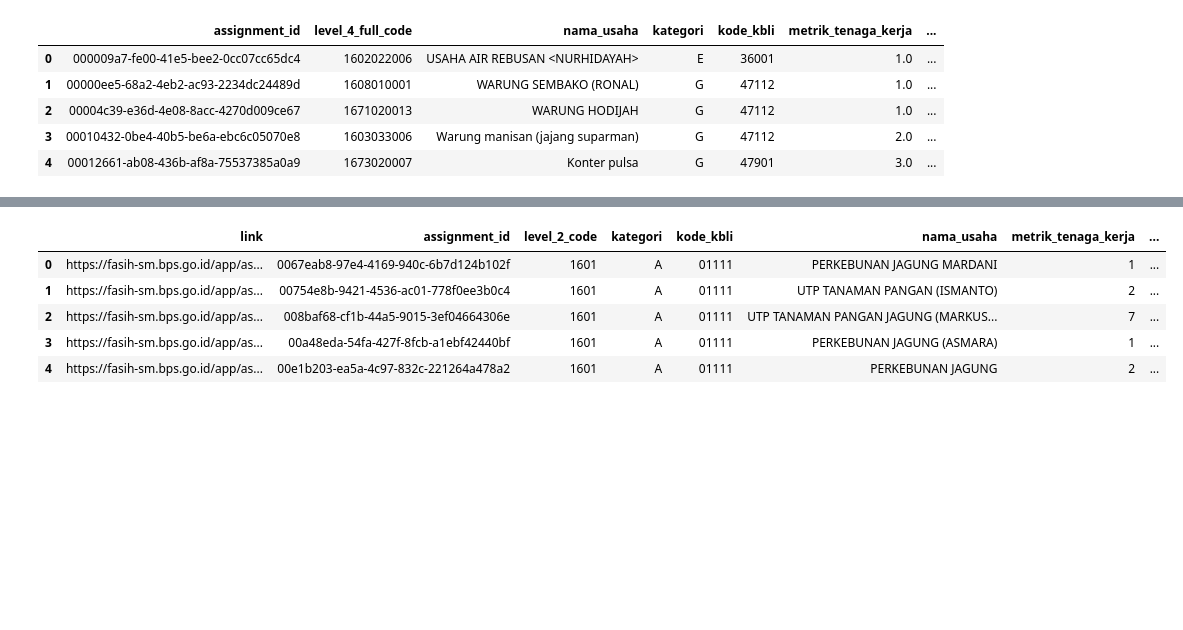
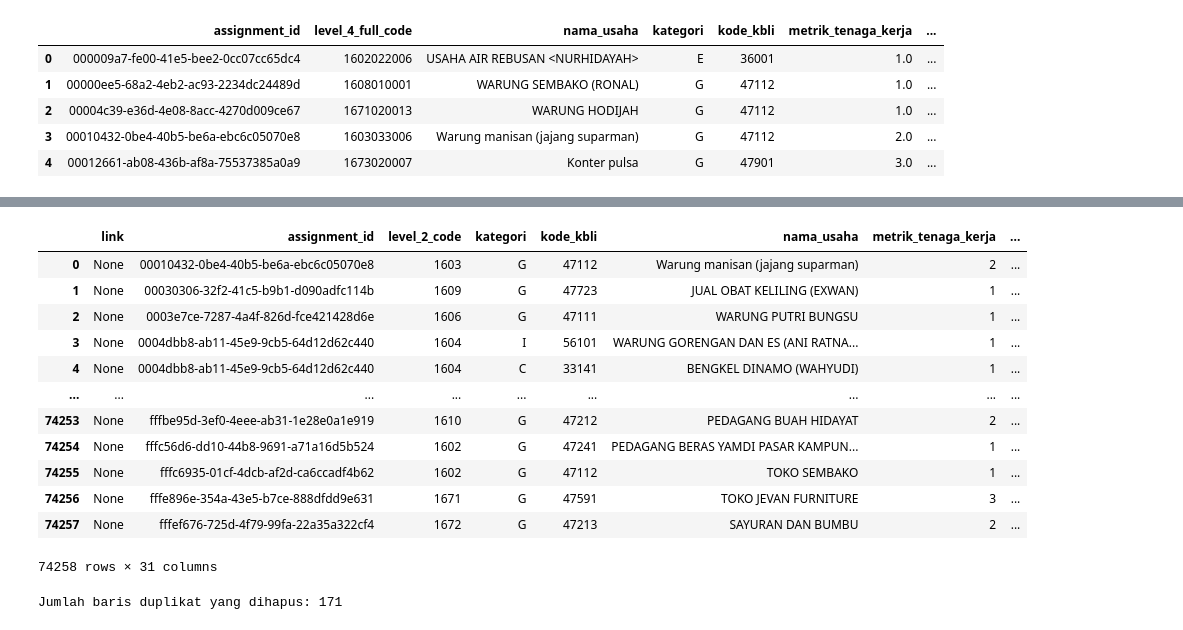
Before and after one commit to irfansbom/Sensus-Ekonomi, a Jupyter notebook: cleaning_data/3 Oktober 2026/Mikro/RantabDBNAS/merge_flag3_ke_db.ipynb, the cells around one changed output, grey strips where cells are left out. Cells and saved outputs as stored; diff of their text form; code cells hidden in the pictures; blank space fills up the shorter version.

```diff
--- a/cleaning_data/3 Oktober 2026/Mikro/RantabDBNAS/merge_flag3_ke_db.ipynb
+++ b/cleaning_data/3 Oktober 2026/Mikro/RantabDBNAS/merge_flag3_ke_db.ipynb
@@ -260,13 +247,49 @@ Key duplikat di DB (flag=1): 160
 # %%
 # Head DB (koneksi sendiri, bisa dijalankan kapan saja)
 pd.set_option("display.max_columns", None)
 with sqlite3.connect(DB_PATH) as c:
-    df_db = pd.read_sql(f'SELECT * FROM "{TABEL}" LIMIT 5', c)
+    df_db = pd.read_sql(f'SELECT * FROM "{TABEL}" WHERE link IS NULL', c)
 display(df_db)
 # %% [output]
 |  | link | assignment_id | level_2_code | kategori | kode_kbli | nama_usaha | metrik_tenaga_kerja | ... |
-| 0 | https://fasih-sm.bps.go.id/app/as... | 0067eab8-97e4-4169-940c-6b7d124b102f | 1601 | A | 01111 | PERKEBUNAN JAGUNG MARDANI | 1 | ... |
-| 1 | https://fasih-sm.bps.go.id/app/as... | 00754e8b-9421-4536-ac01-778f0ee3b0c4 | 1601 | A | 01111 | UTP TANAMAN PANGAN (ISMANTO) | 2 | ... |
-| 2 | https://fasih-sm.bps.go.id/app/as... | 008baf68-cf1b-44a5-9015-3ef04664306e | 1601 | A | 01111 | UTP TANAMAN PANGAN JAGUNG (MARKUS... | 7 | ... |
-| 3 | https://fasih-sm.bps.go.id/app/as... | 00a48eda-54fa-427f-8fcb-a1ebf42440bf | 1601 | A | 01111 | PERKEBUNAN JAGUNG (ASMARA) | 1 | ... |
-| 4 | https://fasih-sm.bps.go.id/app/as... | 00e1b203-ea5a-4c97-832c-221264a478a2 | 1601 | A | 01111 | PERKEBUNAN JAGUNG | 2 | ... |
+| 0 | None | 00010432-0be4-40b5-be6a-ebc6c05070e8 | 1603 | G | 47112 | Warung manisan (jajang suparman) | 2 | ... |
+| 1 | None | 00030306-32f2-41c5-b9b1-d090adfc114b | 1609 | G | 47723 | JUAL OBAT KELILING (EXWAN) | 1 | ... |
+| 2 | None | 0003e7ce-7287-4a4f-826d-fce421428d6e | 1606 | G | 47111 | WARUNG PUTRI BUNGSU | 1 | ... |
+| 3 | None | 0004dbb8-ab11-45e9-9cb5-64d12d62c440 | 1604 | I | 56101 | WARUNG GORENGAN DAN ES (ANI RATNA... | 1 | ... |
+| 4 | None | 0004dbb8-ab11-45e9-9cb5-64d12d62c440 | 1604 | C | 33141 | BENGKEL DINAMO (WAHYUDI) | 1 | ... |
+| ... | ... | ... | ... | ... | ... | ... | ... | ... |
+| 74253 | None | fffbe95d-3ef0-4eee-ab31-1e28e0a1e919 | 1610 | G | 47212 | PEDAGANG BUAH HIDAYAT | 2 | ... |
+| 74254 | None | fffc56d6-dd10-44b8-9691-a71a16d5b524 | 1602 | G | 47241 | PEDAGANG BERAS YAMDI PASAR KAMPUN... | 1 | ... |
+| 74255 | None | fffc6935-01cf-4dcb-af2d-ca6ccadf4b62 | 1602 | G | 47112 | TOKO SEMBAKO | 1 | ... |
+| 74256 | None | fffe896e-354a-43e5-b7ce-888dfdd9e631 | 1671 | G | 47591 | TOKO JEVAN FURNITURE | 3 | ... |
+| 74257 | None | fffef676-725d-4f79-99fa-22a35a322cf4 | 1672 | G | 47213 | SAYURAN DAN BUMBU | 2 | ... |
+74258 rows × 31 columns
+# %%
+with sqlite3.connect(DB_PATH) as c:
+    c.execute("BEGIN")
+
+    query = f"""
+        DELETE FROM "{TABEL}"
+        WHERE rowid IN (
+            SELECT rowid
+            FROM (
+                SELECT
+                    rowid,
+                    ROW_NUMBER() OVER (
+                        PARTITION BY "{KEYS[0]}", "{KEYS[1]}"
+                        ORDER BY rowid
+                    ) AS rn
+                FROM "{TABEL}"
+                WHERE "{FLAG_COL}" = 1
+            )
+            WHERE rn > 1
+        )
+    """
+
+    c.execute(query)
+    jumlah_hapus = c.execute("SELECT changes()").fetchone()[0]
+    c.commit()
+
+print(f"Jumlah baris duplikat yang dihapus: {jumlah_hapus}")
+# %% [output]
+Jumlah baris duplikat yang dihapus: 171
```
Also changed, not shown: parts of 6 cells of this notebook, 1 other file.
